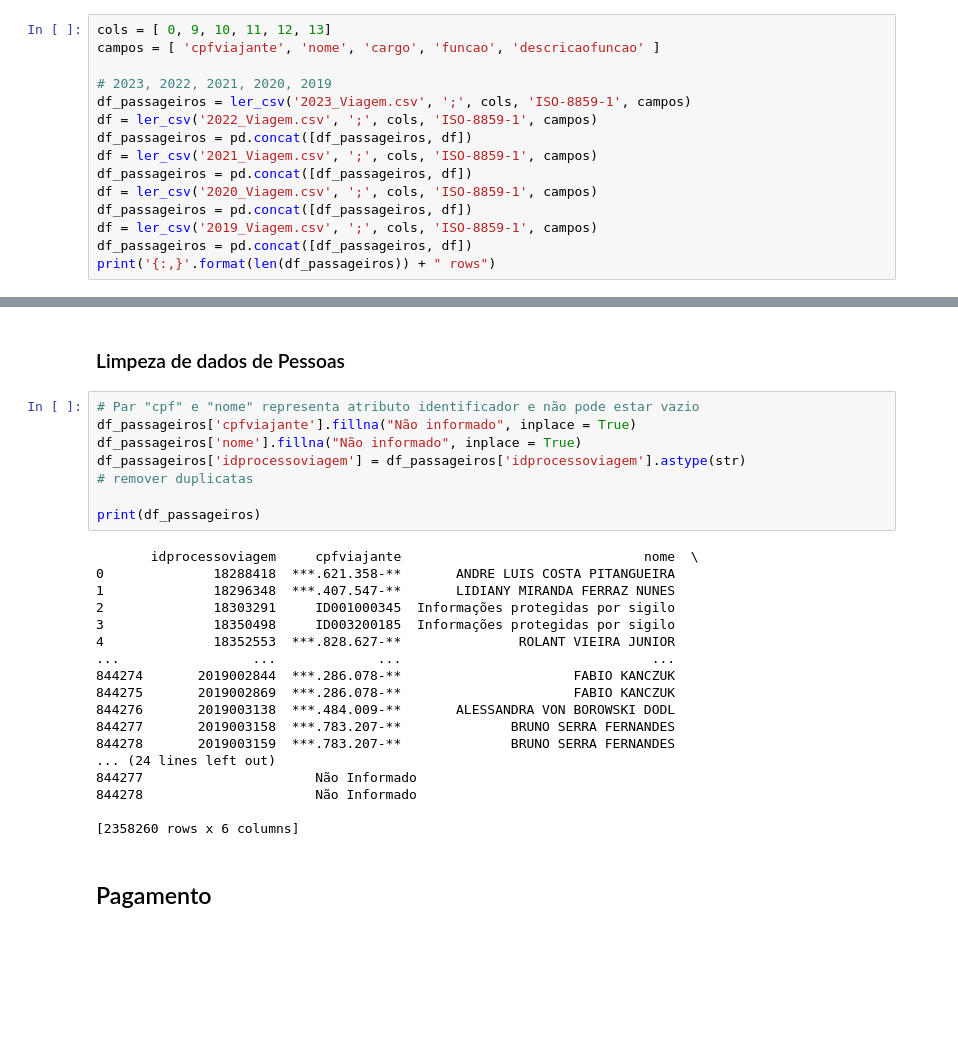
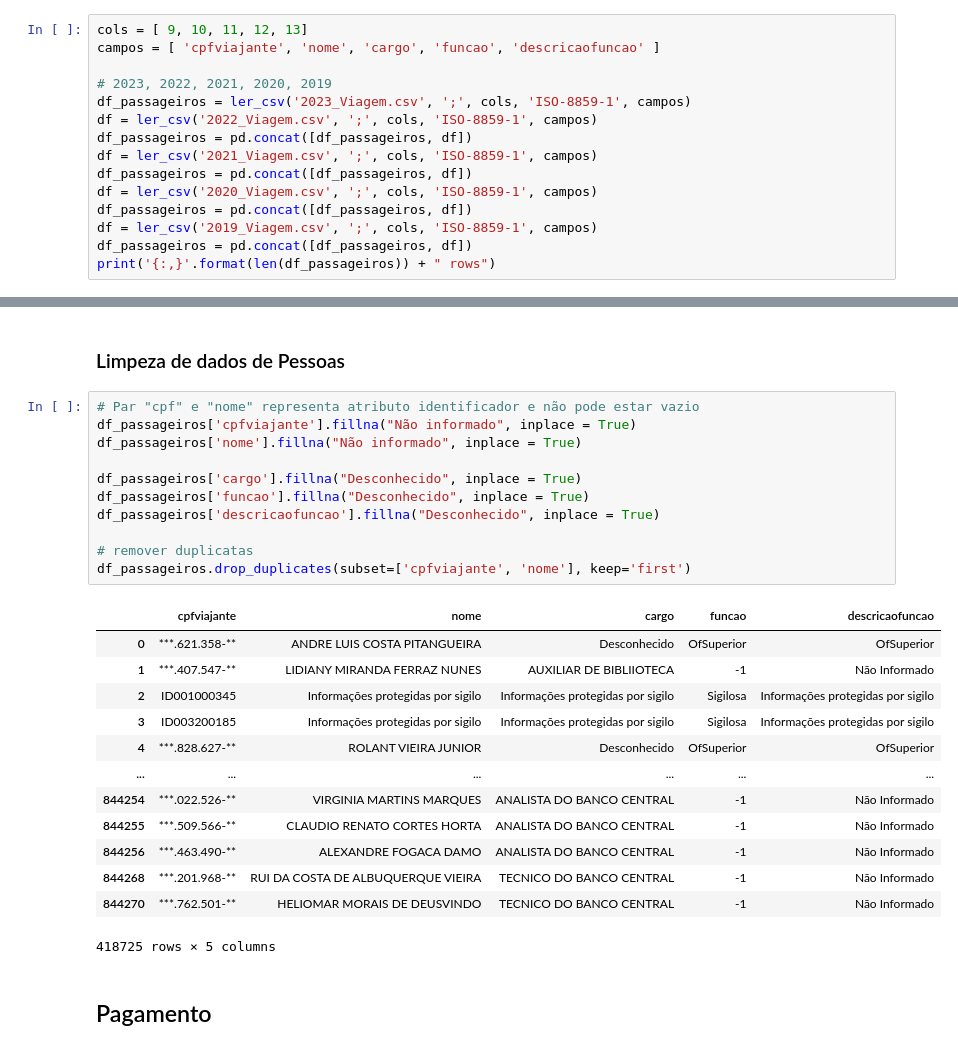
Before and after one commit to gui1080/FundamentosBD, a Jupyter notebook: FBD_Projeto.ipynb, the cells around one changed output, grey strips where cells are left out. Cells and saved outputs as stored; diff of their text form; blank space fills up the shorter version.

```diff
--- a/FBD_Projeto.ipynb
+++ b/FBD_Projeto.ipynb
@@ -74,7 +74,7 @@ df_viagem = df_viagem.drop_duplicates(subset=['idprocessoviagem'])
 
 Originário da tabela viagem.
 # %%
-cols = [ 0, 9, 10, 11, 12, 13]
+cols = [ 9, 10, 11, 12, 13]
 campos = [ 'cpfviajante', 'nome', 'cargo', 'funcao', 'descricaofuncao' ]
 
 # 2023, 2022, 2021, 2020, 2019
@@ -95,29 +95,28 @@ print('{:,}'.format(len(df_passageiros)) + " rows")
 # %%
 # Par "cpf" e "nome" representa atributo identificador e não pode estar vazio
 df_passageiros['cpfviajante'].fillna("Não informado", inplace = True)
 df_passageiros['nome'].fillna("Não informado", inplace = True)
-df_passageiros['idprocessoviagem'] = df_passageiros['idprocessoviagem'].astype(str)
+
+df_passageiros['cargo'].fillna("Desconhecido", inplace = True)
+df_passageiros['funcao'].fillna("Desconhecido", inplace = True)
+df_passageiros['descricaofuncao'].fillna("Desconhecido", inplace = True)
+
 # remover duplicatas
-
-print(df_passageiros)
+df_passageiros.drop_duplicates(subset=['cpfviajante', 'nome'], keep='first')
 # %% [output]
+|  | cpfviajante | nome | cargo | funcao | descricaofuncao |
+| 0 | ***.621.358-** | ANDRE LUIS COSTA PITANGUEIRA | Desconhecido | OfSuperior | OfSuperior |
+| 1 | ***.407.547-** | LIDIANY MIRANDA FERRAZ NUNES | AUXILIAR DE BIBLIIOTECA | -1 | Não Informado |
+| 2 | ID001000345 | Informações protegidas por sigilo | Informações protegidas por sigilo | Sigilosa | Informações protegidas por sigilo |
+| 3 | ID003200185 | Informações protegidas por sigilo | Informações protegidas por sigilo | Sigilosa | Informações protegidas por sigilo |
+| 4 | ***.828.627-** | ROLANT VIEIRA JUNIOR | Desconhecido | OfSuperior | OfSuperior |
+| ... | ... | ... | ... | ... | ... |
+| 844254 | ***.022.526-** | VIRGINIA MARTINS MARQUES | ANALISTA DO BANCO CENTRAL | -1 | Não Informado |
+| 844255 | ***.509.566-** | CLAUDIO RENATO CORTES HORTA | ANALISTA DO BANCO CENTRAL | -1 | Não Informado |
+| 844256 | ***.463.490-** | ALEXANDRE FOGACA DAMO | ANALISTA DO BANCO CENTRAL | -1 | Não Informado |
+| 844268 | ***.201.968-** | RUI DA COSTA DE ALBUQUERQUE VIEIRA | TECNICO DO BANCO CENTRAL | -1 | Não Informado |
+| 844270 | ***.762.501-** | HELIOMAR MORAIS DE DEUSVINDO | TECNICO DO BANCO CENTRAL | -1 | Não Informado |
-       idprocessoviagem     cpfviajante                               nome  \
-0              18288418  ***.621.358-**       ANDRE LUIS COSTA PITANGUEIRA
-1              18296348  ***.407.547-**       LIDIANY MIRANDA FERRAZ NUNES
-2              18303291     ID001000345  Informações protegidas por sigilo
-3              18350498     ID003200185  Informações protegidas por sigilo
-4              18352553  ***.828.627-**               ROLANT VIEIRA JUNIOR
-...                 ...             ...                                ...
-844274       2019002844  ***.286.078-**                      FABIO KANCZUK
-844275       2019002869  ***.286.078-**                      FABIO KANCZUK
-844276       2019003138  ***.484.009-**       ALESSANDRA VON BOROWSKI DODL
-844277       2019003158  ***.783.207-**              BRUNO SERRA FERNANDES
-844278       2019003159  ***.783.207-**              BRUNO SERRA FERNANDES
-... (24 lines left out)
-844277                      Não Informado
-844278                      Não Informado
-
-[2358260 rows x 6 columns]
+418725 rows × 5 columns
 # %% [markdown]
 ## Pagamento
 # %%
```
Also changed, not shown: parts of 4 cells of this notebook, 1 other file.
